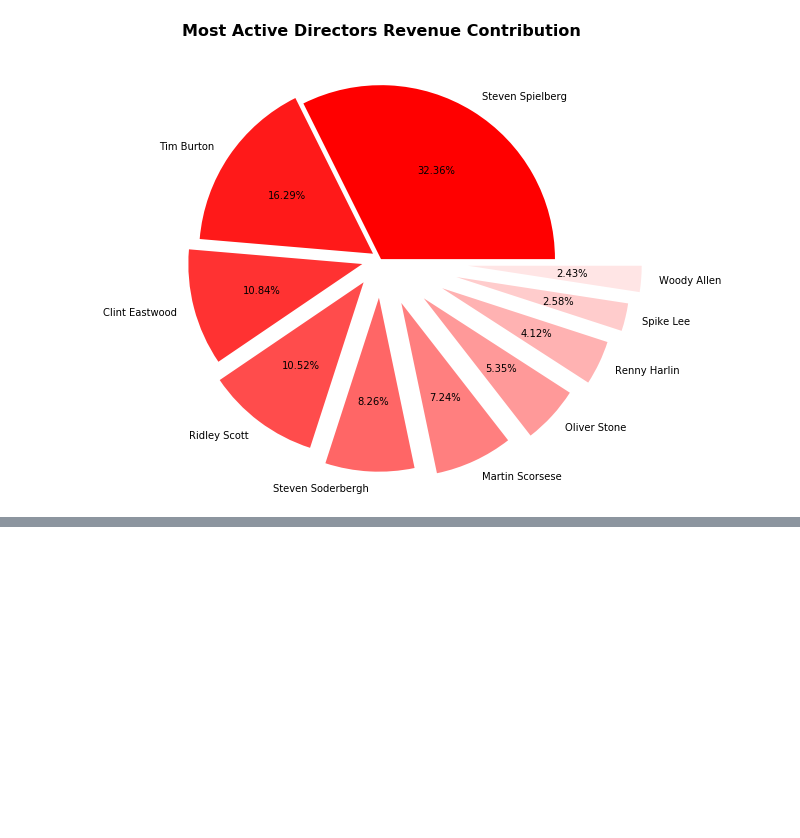
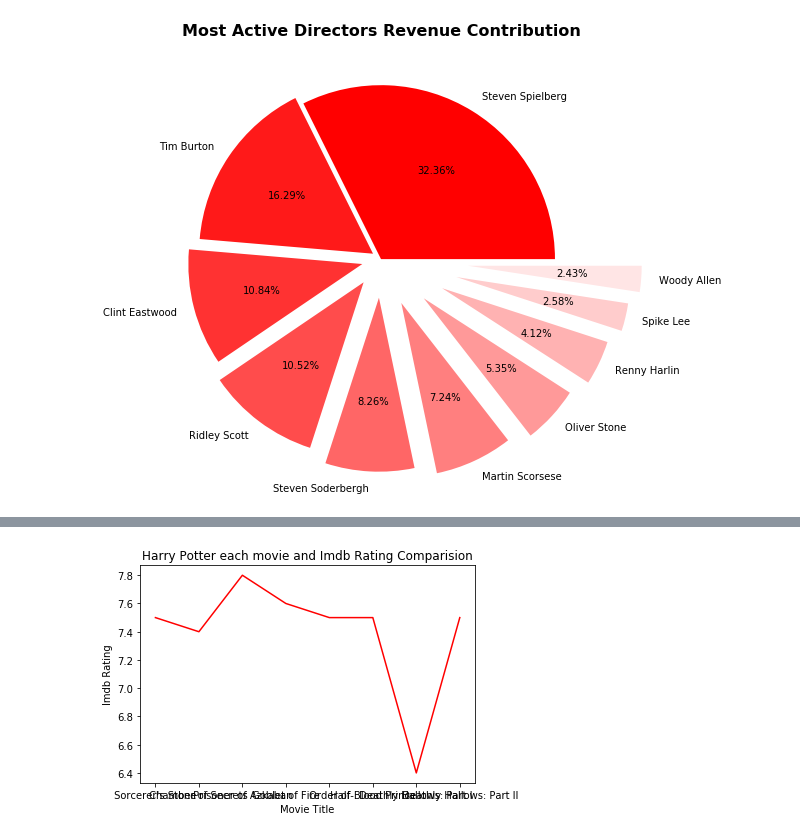
Before and after one commit to RangaHarsha/7963_01_exercises, a Jupyter notebook: 7963_01_insights.ipynb, the cells around one changed output, grey strips where cells are left out. Cells and saved outputs as stored; diff of their text form; code cells hidden in the pictures; blank space fills up the shorter version.

```diff
--- a/7963_01_insights.ipynb
+++ b/7963_01_insights.ipynb
@@ -248,0 +247,3 @@ Text(0.5, 1.0, 'Most Active Directors Revenue Contribution')
+# %%
+df['profit'] = df['gross'] - df['budget']
+df['profit']
@@ -248,0 +263,6 @@ Text(0.5, 1.0, 'Most Active Directors Revenue Contribution')
+# %%
+hp = df[df['movie_title'].apply(lambda x : 'Harry Potter' in x)]
+hp = hp.sort_values('title_year')
+h = hp[['movie_title','imdb_score','gross']]
+h['title'] = h['movie_title'].apply(lambda x : x.split('the')[1])
+h
@@ -248,0 +284,8 @@ Text(0.5, 1.0, 'Most Active Directors Revenue Contribution')
+# %%
+plt.plot(h['title'],h['imdb_score'],color='r')
+plt.xlabel('Movie Title')
+plt.ylabel('Imdb Rating')
+plt.title('Harry Potter each movie and Imdb Rating Comparision')
+plt.show()
+# %% [output]
+[figure, added]
```
Also changed, not shown: parts of 9 cells of this notebook.
